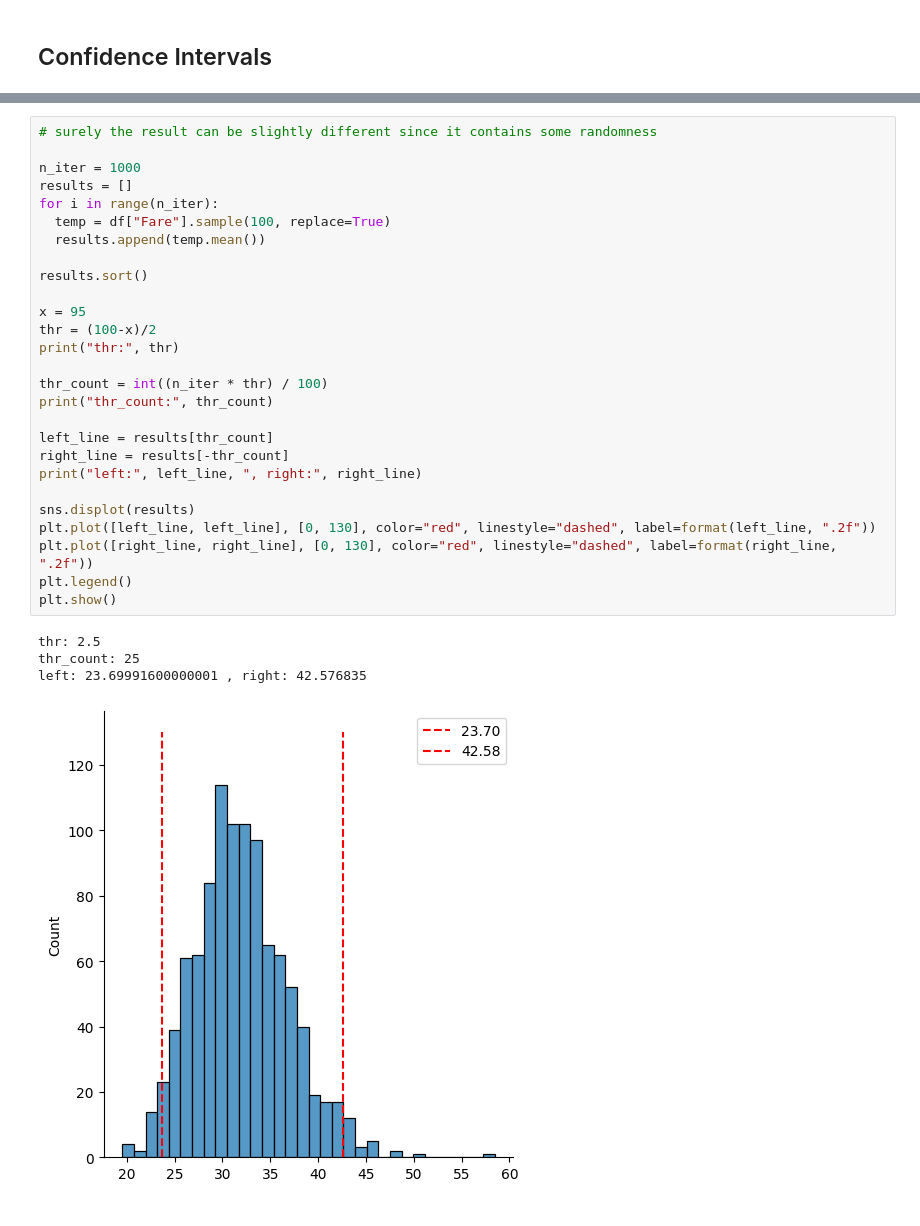
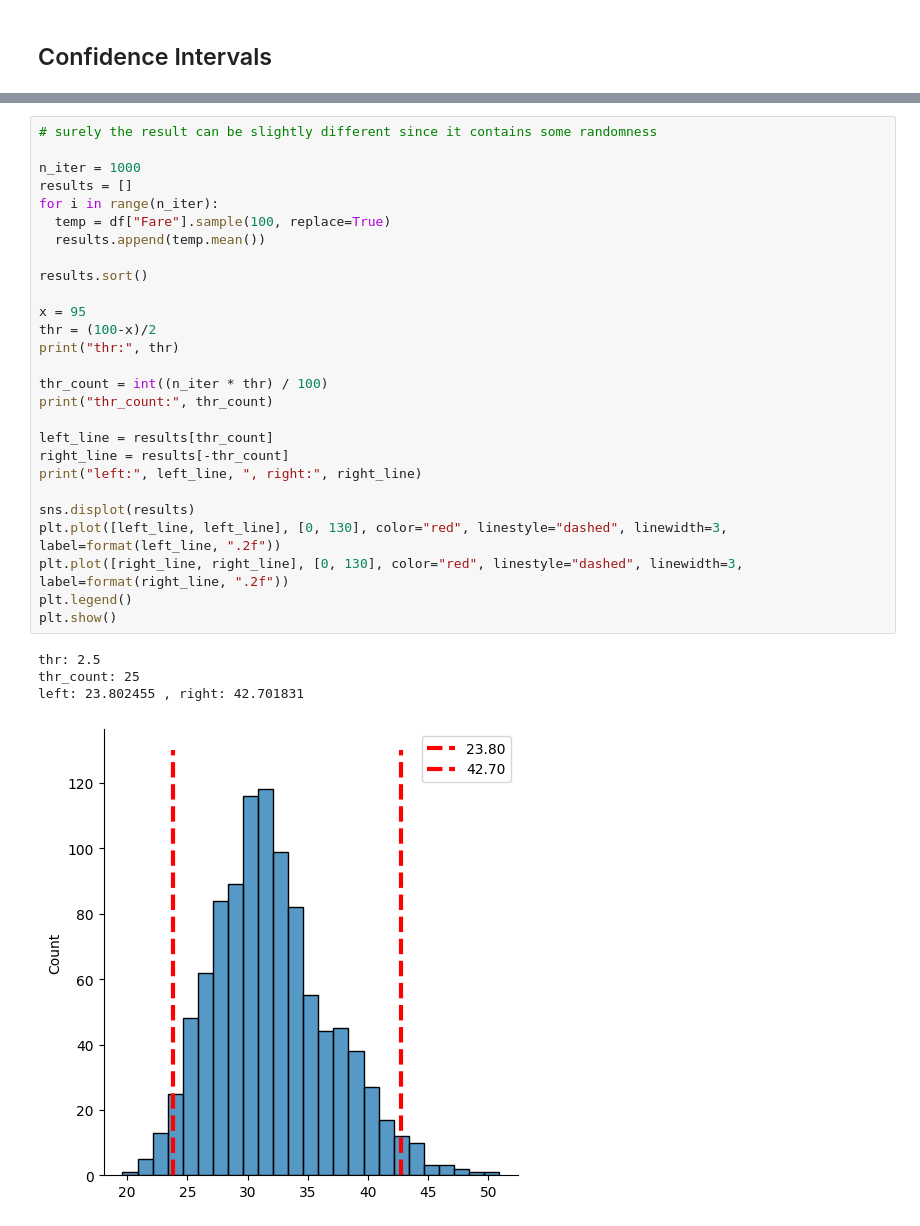
Before and after one commit to inancarin/DSA201_2024_2025_FALL, a Jupyter notebook: Week6/Lecture/seaborn.ipynb, the cells around one changed output, grey strips where cells are left out. Saved outputs shown, nothing was run; the diff lists cells and outputs as text.

```diff
--- a/Week6/Lecture/seaborn.ipynb
+++ b/Week6/Lecture/seaborn.ipynb
@@ -538,32 +538,32 @@ Plot a 95% confidence interval for the mean ticket fares in titanic, based on a
 # %%
 # surely the result can be slightly different since it contains some randomness
 
 n_iter = 1000
 results = []
 for i in range(n_iter):
   temp = df["Fare"].sample(100, replace=True)
   results.append(temp.mean())
 
 results.sort()
 
 x = 95
 thr = (100-x)/2
 print("thr:", thr)
 
 thr_count = int((n_iter * thr) / 100)
 print("thr_count:", thr_count)
 
 left_line = results[thr_count]
 right_line = results[-thr_count]
 print("left:", left_line, ", right:", right_line)
 
 sns.displot(results)
-plt.plot([left_line, left_line], [0, 130], color="red", linestyle="dashed", label=format(left_line, ".2f"))
-plt.plot([right_line, right_line], [0, 130], color="red", linestyle="dashed", label=format(right_line, ".2f"))
+plt.plot([left_line, left_line], [0, 130], color="red", linestyle="dashed", linewidth=3, label=format(left_line, ".2f"))
+plt.plot([right_line, right_line], [0, 130], color="red", linestyle="dashed", linewidth=3, label=format(right_line, ".2f"))
 plt.legend()
 plt.show()
 # %% [output]
 thr: 2.5
 thr_count: 25
-left: 23.69991600000001 , right: 42.576835
+left: 23.802455 , right: 42.701831
-[figure, old version]
+[figure, new version]
```
Also changed, not shown: parts of 1 cell of this notebook.
